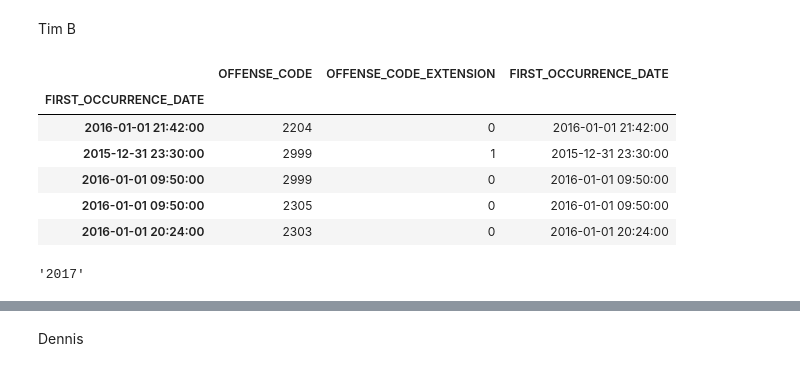
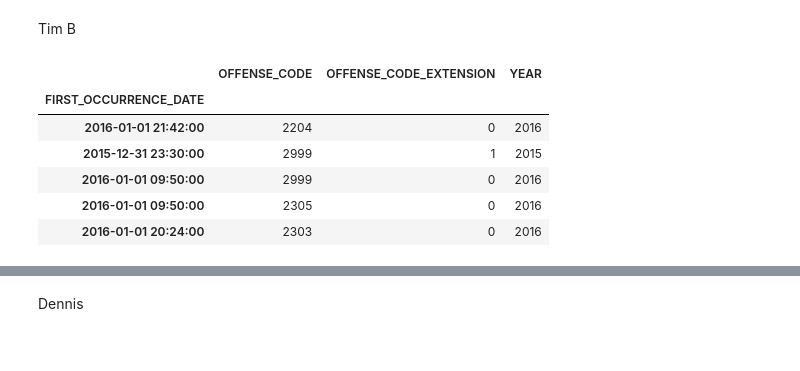
Before and after one commit to S1068835/Misdaad-Denver, a Jupyter notebook: Misdaad_Denver.ipynb, the cells around one changed output, grey strips where cells are left out. Cells and saved outputs as stored; diff of their text form; code cells hidden in the pictures.

```diff
--- a/Misdaad_Denver.ipynb
+++ b/Misdaad_Denver.ipynb
@@ -278,19 +278,13 @@ Ik wil graag weten of er rond bepaalde feestdagen meer overtredingen plaatsvinde
   Tim B
 # %%
 crime = crime[crime["IS_CRIME"] == 1].drop(columns=["IS_CRIME", "IS_TRAFFIC"])
-crime_relevant = crime[["OFFENSE_CODE","OFFENSE_CODE_EXTENSION","FIRST_OCCURRENCE_DATE"]].copy()
+crime_relevant = crime[["OFFENSE_CODE","OFFENSE_CODE_EXTENSION","YEAR"]].copy()
 crime_relevant.head()
 # %% [output]
-|  | OFFENSE_CODE | OFFENSE_CODE_EXTENSION | FIRST_OCCURRENCE_DATE |
+|  | OFFENSE_CODE | OFFENSE_CODE_EXTENSION | YEAR |
 | FIRST_OCCURRENCE_DATE |  |  |  |
-| 2016-01-01 21:42:00 | 2204 | 0 | 2016-01-01 21:42:00 |
-| 2015-12-31 23:30:00 | 2999 | 1 | 2015-12-31 23:30:00 |
-| 2016-01-01 09:50:00 | 2999 | 0 | 2016-01-01 09:50:00 |
-| 2016-01-01 09:50:00 | 2305 | 0 | 2016-01-01 09:50:00 |
-| 2016-01-01 20:24:00 | 2303 | 0 | 2016-01-01 20:24:00 |
+| 2016-01-01 21:42:00 | 2204 | 0 | 2016 |
+| 2015-12-31 23:30:00 | 2999 | 1 | 2015 |
+| 2016-01-01 09:50:00 | 2999 | 0 | 2016 |
+| 2016-01-01 09:50:00 | 2305 | 0 | 2016 |
+| 2016-01-01 20:24:00 | 2303 | 0 | 2016 |
-# %%
-string = "6/22/2017 8:53:00 PM"
-
-string.split(' ')[0].split('/')[2]
-# %% [output]
-'2017'
```
Also changed, not shown: parts of 12 cells of this notebook.
